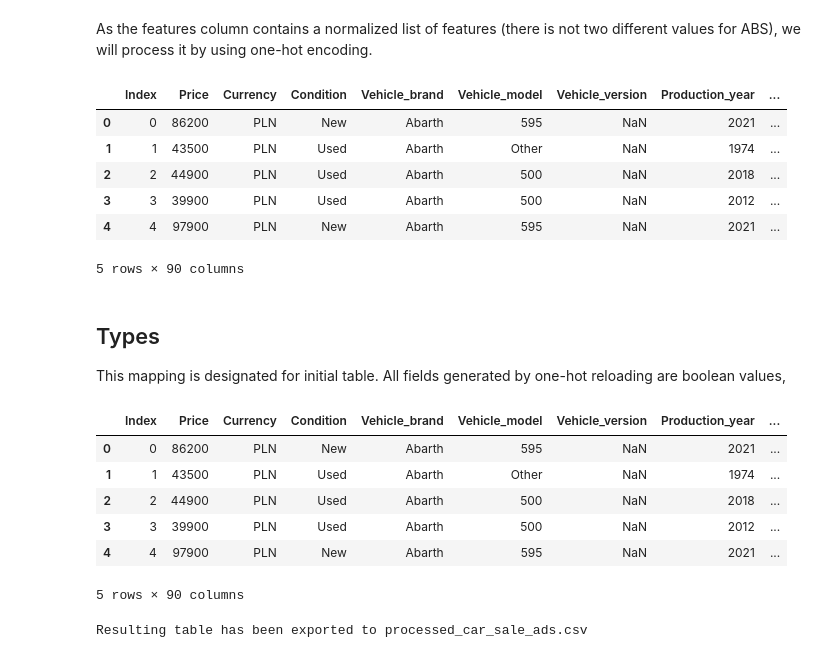
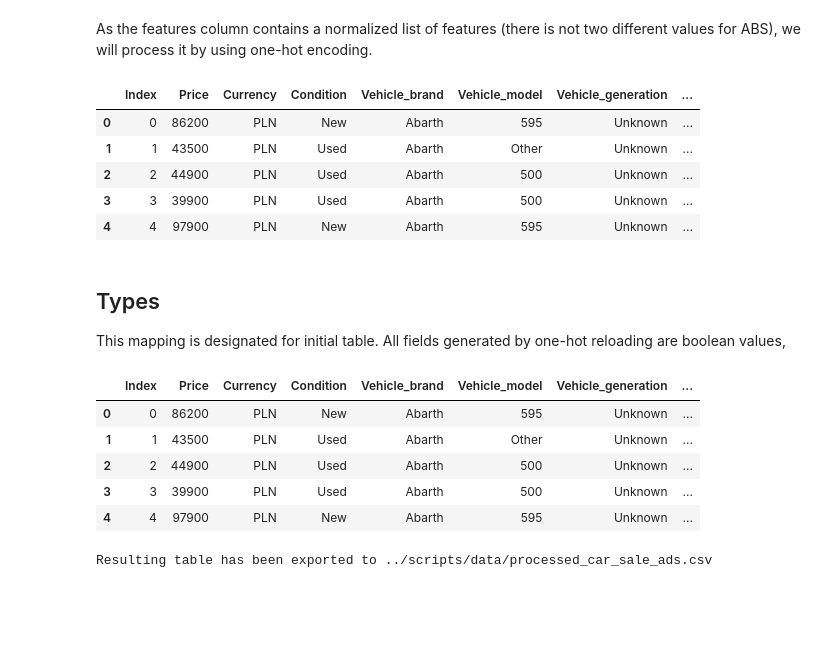
Before and after one commit to marcin-banak/wheel_of_fortune, a Jupyter notebook: data_processing/data_preparation.ipynb, the cells around one changed output. Saved outputs shown, nothing was run; the diff lists cells and outputs as text; code cells hidden in the pictures; blank space fills up the shorter version.

```diff
--- a/data_processing/data_preparation.ipynb
+++ b/data_processing/data_preparation.ipynb
@@ -1,6 +1,7 @@
 # %%
-import zipfile
 import pandas as pd
+pd.set_option('display.max_columns', None)
+
 
 # https://www.kaggle.com/datasets/bartoszpieniak/poland-cars-for-sale-dataset
 FILE_PATH="../scripts/data/Car_sale_ads.csv"
@@ -262,9 +258,22 @@ df = df.drop(columns=columns_to_remove)
 # %%
-# Fill missing values with the most frequent value for Drive, Transmission, and Doors_number
-df['Drive'] = df['Drive'].fillna(df['Drive'].mode()[0])
-df['Transmission'] = df['Transmission'].fillna(df['Transmission'].mode()[0])
-df['Doors_number'] = df['Doors_number'].fillna(df['Doors_number'].mode()[0])
+# Handle null values in the remaining columns
+
+df['Drive'] = df.groupby('Vehicle_model')['Drive'].transform(lambda x: x.fillna(x.mode()[0] if not x.mode().empty else 'Front wheels'))
+
+df['Transmission'] = df.groupby('Vehicle_model')['Transmission'].transform(lambda x: x.fillna(x.mode()[0] if not x.mode().empty else 'Manual'))
+
+df['Doors_number'] = df.groupby('Vehicle_model')['Doors_number'].transform(lambda x: x.fillna(x.mode()[0] if not x.mode().empty else 5))
 
 df['First_owner'] = df['First_owner'].fillna(False).replace('Yes', True).infer_objects(copy=False)
-df.head()
+
+df['Vehicle_generation'] = df['Vehicle_generation'].fillna('Unknown')
+
+# Convert to string to avoid TypeError with categorical data
+df['Vehicle_model'] = df['Vehicle_model'].astype(str)
+df['Vehicle_version'] = df['Vehicle_version'].fillna('').astype(str)
+
+df['Advanced_model'] = df['Vehicle_model'] + ' ' + df['Vehicle_version'].fillna('')
+df['Advanced_model'] = df['Advanced_model'].str.strip()
+
+df.head(50)
 # %% [output]
@@ -278,2 +297,14 @@ df.head()
+# %%
+# Remove columns that were designated for deletion
+columns_to_remove = [
+    'CO2_emissions',
+    'Origin_country',
+    'First_registration_date',
+    "Offer_location",
+    "Vehicle",
+    "Vehicle_version"
+]
+
+df = df.drop(columns=columns_to_remove)
 # %% [markdown]
 # Features
@@ -315,55 +346,53 @@ df = df.drop(columns=['Features'])
 # Display the result
 df.head()
 # %% [output]
-|  | Index | Price | Currency | Condition | Vehicle_brand | Vehicle_model | Vehicle_version | Production_year | ... |
-| 0 | 0 | 86200 | PLN | New | Abarth | 595 | NaN | 2021 | ... |
-| 1 | 1 | 43500 | PLN | Used | Abarth | Other | NaN | 1974 | ... |
-| 2 | 2 | 44900 | PLN | Used | Abarth | 500 | NaN | 2018 | ... |
-| 3 | 3 | 39900 | PLN | Used | Abarth | 500 | NaN | 2012 | ... |
-| 4 | 4 | 97900 | PLN | New | Abarth | 595 | NaN | 2021 | ... |
+|  | Index | Price | Currency | Condition | Vehicle_brand | Vehicle_model | Vehicle_generation | ... |
+| 0 | 0 | 86200 | PLN | New | Abarth | 595 | Unknown | ... |
+| 1 | 1 | 43500 | PLN | Used | Abarth | Other | Unknown | ... |
+| 2 | 2 | 44900 | PLN | Used | Abarth | 500 | Unknown | ... |
+| 3 | 3 | 39900 | PLN | Used | Abarth | 500 | Unknown | ... |
+| 4 | 4 | 97900 | PLN | New | Abarth | 595 | Unknown | ... |
-5 rows × 90 columns
 # %% [markdown]
 ## Types
 This mapping is designated for initial table. All fields generated by one-hot reloading are boolean values,
 # %%
 dtype_mapping = {
     "Index": "Int64",
     "Price": "Int64",
     "Currency": "category",
     "Condition": "category",
     "Vehicle_brand": "category",
     "Vehicle_model": "category",
-    "Vehicle_version": "category",
     "Production_year": "Int64",
     "Mileage_km": "Int64",
     "Power_HP": "Int64",
     "Displacement_cm3": "Int64",
     "Fuel_type": "category",
     "Drive": "category",
     "Transmission": "category",
     "Type": "category",
     "Doors_number": "Int64",
     "Colour": "category",
     "First_owner": "boolean",
 }
 
 # Apply the dtype mapping to the DataFrame
 df = df.astype(dtype_mapping)
 df.head()
 # %% [output]
-|  | Index | Price | Currency | Condition | Vehicle_brand | Vehicle_model | Vehicle_version | Production_year | ... |
-| 0 | 0 | 86200 | PLN | New | Abarth | 595 | NaN | 2021 | ... |
-| 1 | 1 | 43500 | PLN | Used | Abarth | Other | NaN | 1974 | ... |
-| 2 | 2 | 44900 | PLN | Used | Abarth | 500 | NaN | 2018 | ... |
-| 3 | 3 | 39900 | PLN | Used | Abarth | 500 | NaN | 2012 | ... |
-| 4 | 4 | 97900 | PLN | New | Abarth | 595 | NaN | 2021 | ... |
+|  | Index | Price | Currency | Condition | Vehicle_brand | Vehicle_model | Vehicle_generation | ... |
+| 0 | 0 | 86200 | PLN | New | Abarth | 595 | Unknown | ... |
+| 1 | 1 | 43500 | PLN | Used | Abarth | Other | Unknown | ... |
+| 2 | 2 | 44900 | PLN | Used | Abarth | 500 | Unknown | ... |
+| 3 | 3 | 39900 | PLN | Used | Abarth | 500 | Unknown | ... |
+| 4 | 4 | 97900 | PLN | New | Abarth | 595 | Unknown | ... |
-5 rows × 90 columns
 # %%
 # Export the resulting DataFrame to a CSV file
+output_filepath="../scripts/data/"
 output_filename = 'processed_car_sale_ads.csv'
-df.to_csv(output_filename, index=False)
+df.to_csv(output_filepath+ output_filename, index=False)
 
 # Display a message indicating the file has been saved
-print(f'Resulting table has been exported to {output_filename}')
+print(f'Resulting table has been exported to {output_filepath + output_filename}')
 # %% [output]
-Resulting table has been exported to processed_car_sale_ads.csv
+Resulting table has been exported to ../scripts/data/processed_car_sale_ads.csv
```
Also changed, not shown: parts of 6 cells of this notebook, 1 other file.
